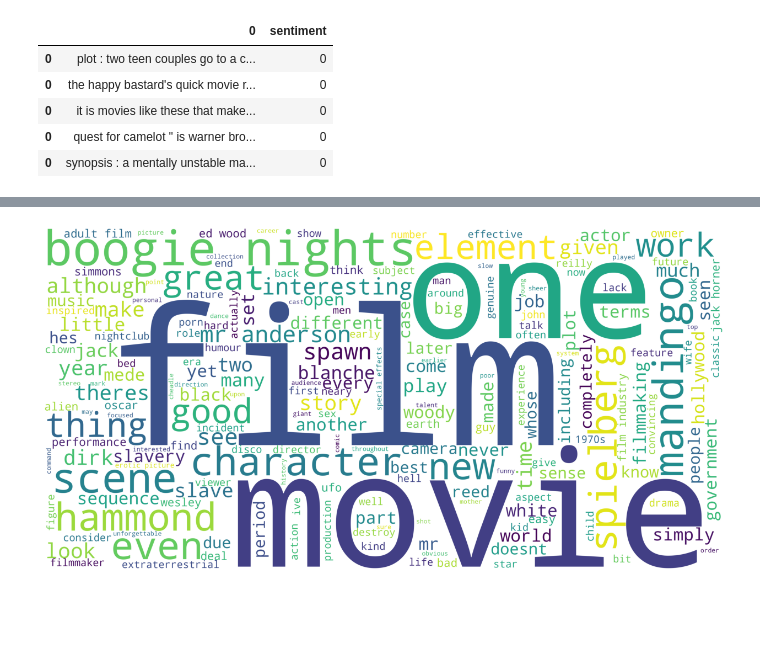
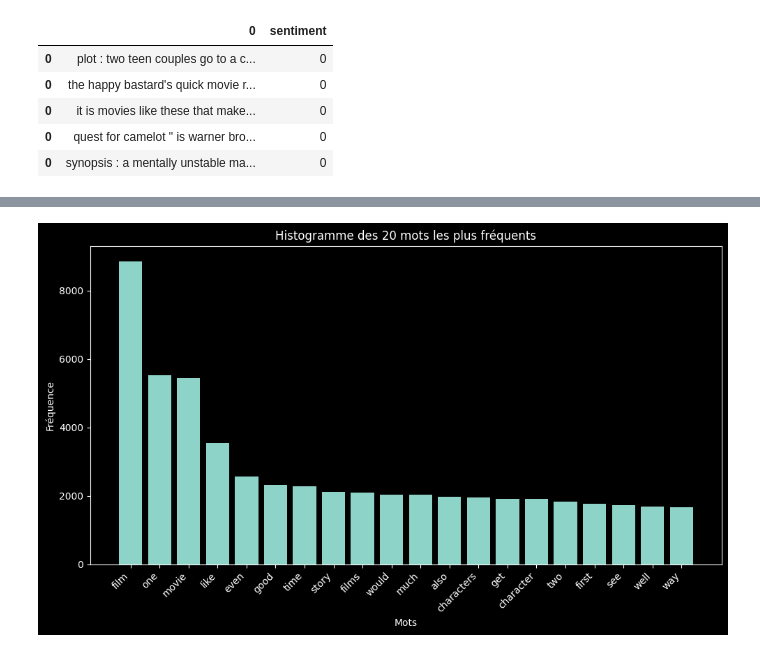
Before and after one commit to MohamedLemineK/Sentiment-Analysis, a Jupyter notebook: ProjetTextSentiment.ipynb, the cells around one changed output, grey strips where cells are left out. Drawn from its saved outputs; the diff is of its cells as text; code cells hidden in the pictures; blank space fills up the shorter version.

```diff
--- a/ProjetTextSentiment.ipynb
+++ b/ProjetTextSentiment.ipynb
@@ -143,19 +155,6 @@ def remove_punctuation(row):
     row.review = ''.join(ch for ch in row.review if ch not in exclude)
     return row
 df_final_pn = df_final_pn.apply(remove_punctuation, axis = 1)
-# %%
-
-action = df_final_pn[df_final_pn['review'] == True]
-action_text = df_final_pn['review'].values
-
-wordcloud = WordCloud(stopwords=stopwords, background_color='white', height=2000, width=4000).generate(str(action_text))
-
-plt.figure(figsize=(16,8))
-plt.imshow(wordcloud)
-plt.axis('off')
-plt.show()
-# %% [output]
-[figure, removed]
 # %%
 from nltk.corpus import stopwords
 
@@ -165,0 +164,29 @@ df_final_pn['review'] = df_final_pn['review'].apply(lambda x: ' '.join([word for
+# %%
+cv = CountVectorizer()
+
+X = cv.fit_transform(df_final_pn['review'])
+
+feature_names = cv.get_feature_names_out()
+word_freq = X.sum(axis=0)
+word_freq_dict = {word: freq for word, freq in zip(feature_names, word_freq.tolist()[0])}
+
+
+sorted_word_freq = sorted(word_freq_dict.items(), key=lambda x: x[1], reverse=True)
+sorted_words = [item[0] for item in sorted_word_freq]
+sorted_freqs = [item[1] for item in sorted_word_freq]
+
+
+top_words = sorted_words[:20]
+top_freqs = sorted_freqs[:20]
+
+plt.style.use('dark_background')
+plt.figure(figsize=(10, 6))
+plt.bar(top_words, top_freqs)
+plt.xlabel('Mots')
+plt.ylabel('Fréquence')
+plt.title('Histogramme des 20 mots les plus fréquents')
+plt.xticks(rotation=45, ha='right')
+plt.tight_layout()
+plt.show()
+# %% [output]
+[figure, added]
```
Also changed, not shown: parts of 26 cells of this notebook.
